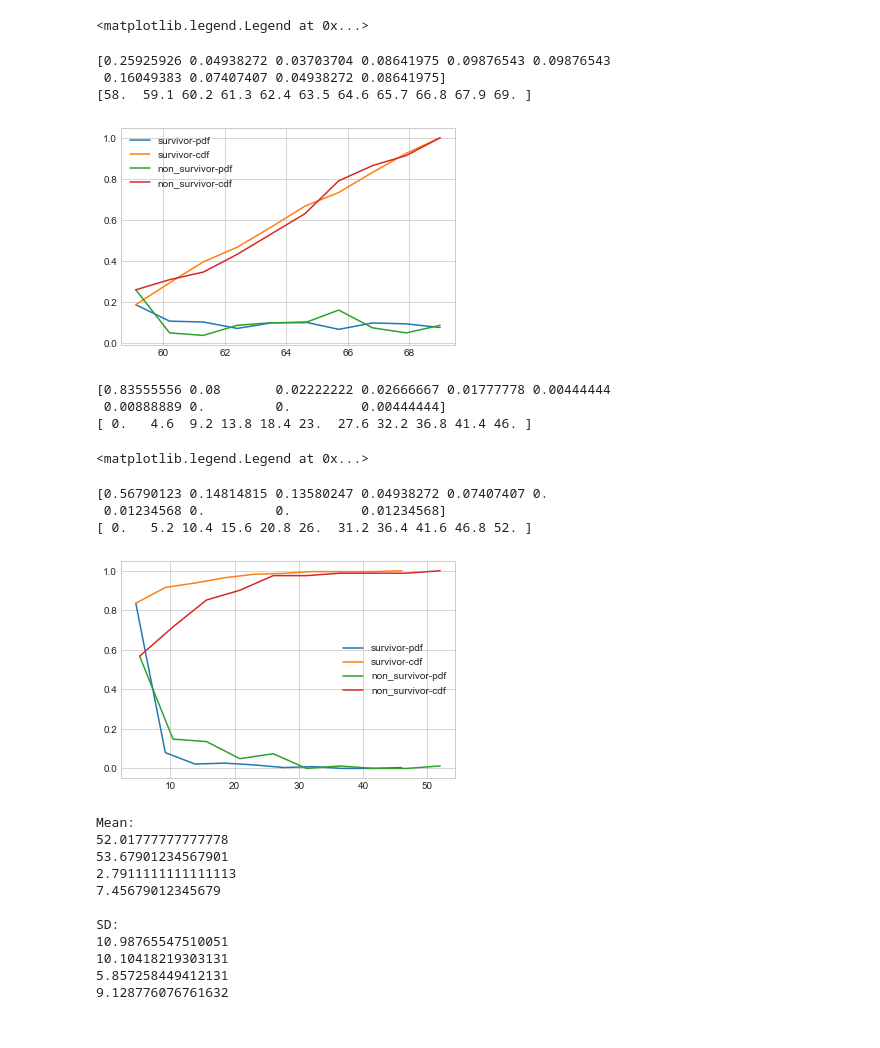
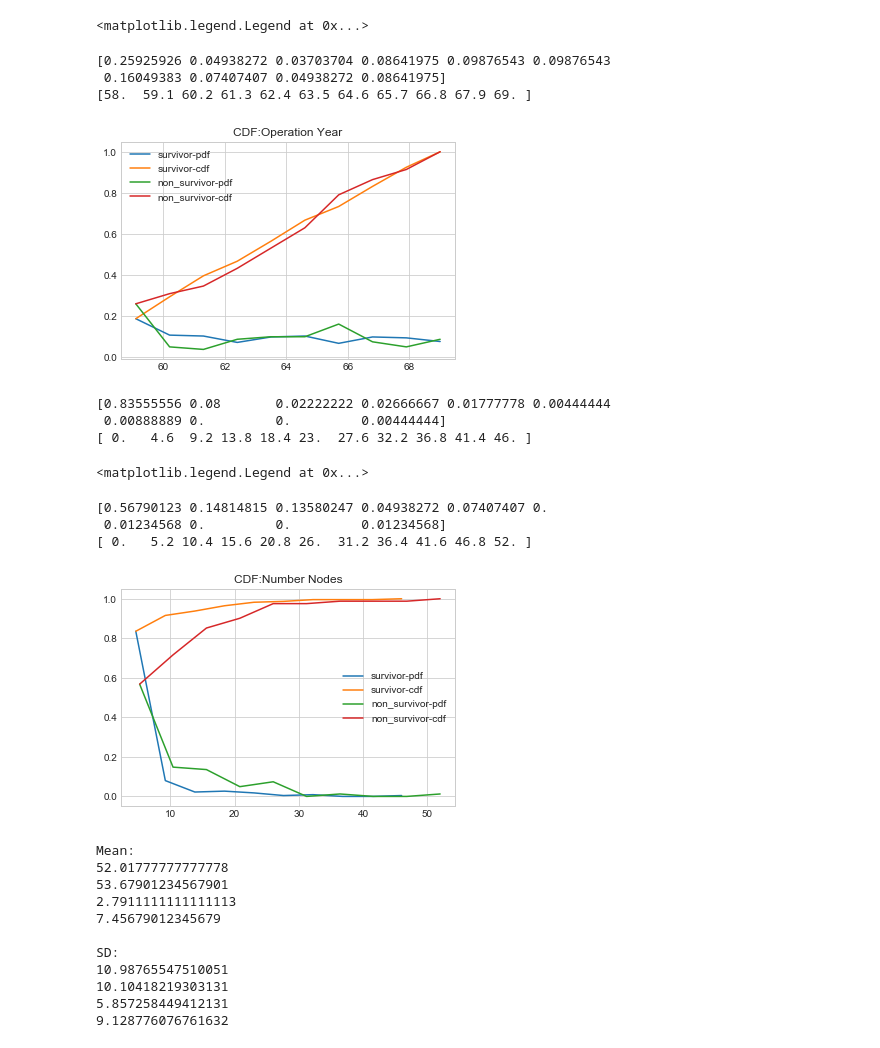
Before and after one commit to SaiRaj07/Exploratoty-Data-Analysis-on-Haberman, a Jupyter notebook: habermann_eda.ipynb, the cells around one changed output. Cells and saved outputs as stored; diff of their text form; code cells hidden in the pictures.

```diff
--- a/habermann_eda.ipynb
+++ b/habermann_eda.ipynb
@@ -229,18 +239,19 @@ plt.legend()
 # %%
 counts,bin_edges=np.histogram(non_survivors['operation_year'],bins=10,density=True)
 pdf=counts/(sum(counts))
 print(pdf)
 print(bin_edges)
 cdf=np.cumsum(pdf)
 plt.plot(bin_edges[1:],pdf,label='non_survivor-pdf')
 plt.plot(bin_edges[1:],cdf,label='non_survivor-cdf')
 plt.legend()
+plt.title('CDF:Operation Year')
 plt.show()
 # %% [output]
 [0.25925926 0.04938272 0.03703704 0.08641975 0.09876543 0.09876543
  0.16049383 0.07407407 0.04938272 0.08641975]
 [58.  59.1 60.2 61.3 62.4 63.5 64.6 65.7 66.8 67.9 69. ]
-[figure, old version]
+[figure, new version]
 # %%
 #OBSERVATION:
 # Cannot come to any conclusion looking at the cdf of survivors and non survivors in terms of years
@@ -268,12 +279,13 @@ cdf=np.cumsum(pdf)
 plt.plot(bin_edges[1:],pdf,label='non_survivor-pdf')
 plt.plot(bin_edges[1:],cdf,label='non_survivor-cdf')
 plt.legend()
+plt.title('CDF:Number Nodes')
 plt.show()
 # %% [output]
 [0.56790123 0.14814815 0.13580247 0.04938272 0.07407407 0.
  0.01234568 0.         0.         0.01234568]
 [ 0.   5.2 10.4 15.6 20.8 26.  31.2 36.4 41.6 46.8 52. ]
-[figure, old version]
+[figure, new version]
 # %%
 # OBSERVATION:
 # for nodes between 0 to 25, the number of survivors is more than number of non-survivors and afterwards they almost overlap
```
Also changed, not shown: parts of 13 cells of this notebook.
